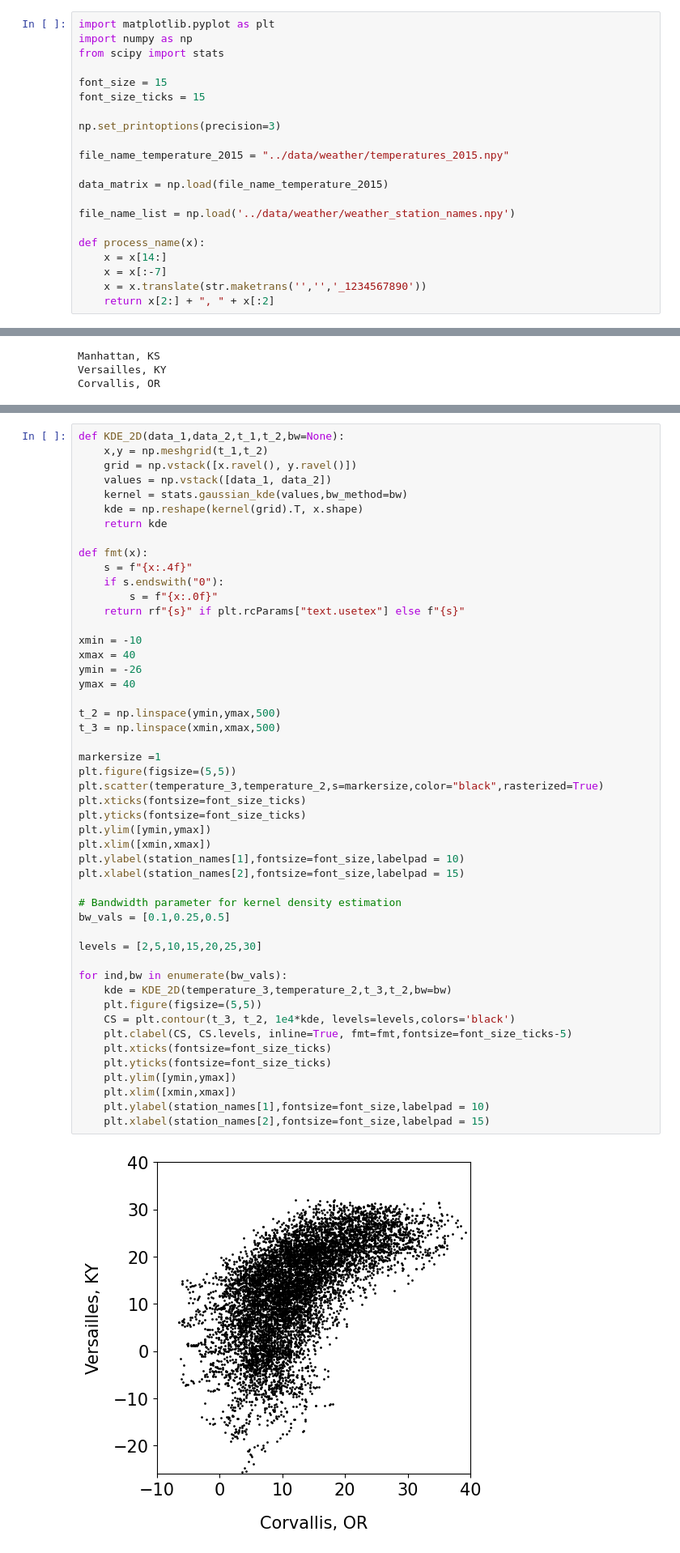
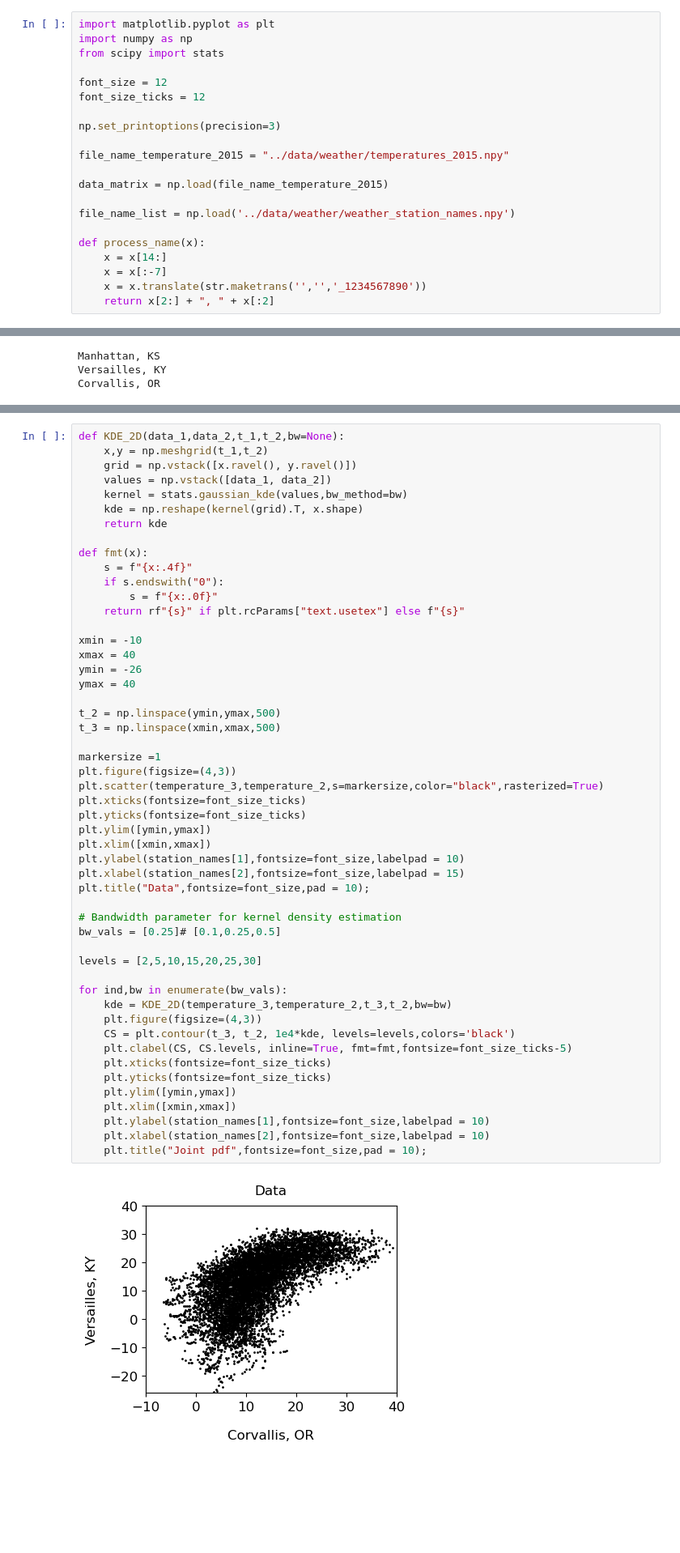
Before and after one commit to cfgranda/ps4ds, a Jupyter notebook: multiple_continuous_variables/temperatures_conditional_independence.ipynb, the cells around one changed output, grey strips where cells are left out. Shown at 81% size. Saved outputs shown, nothing was run; the diff lists cells and outputs as text; blank space fills up the shorter version.

```diff
--- a/multiple_continuous_variables/temperatures_conditional_independence.ipynb
+++ b/multiple_continuous_variables/temperatures_conditional_independence.ipynb
@@ -13,8 +13,8 @@ import matplotlib.pyplot as plt
 import numpy as np
 from scipy import stats
 
-font_size = 15
-font_size_ticks = 15
+font_size = 12
+font_size_ticks = 12
 
 np.set_printoptions(precision=3)
 
@@ -85,35 +85,37 @@ xmin = -10
 xmax = 40
 ymin = -26
 ymax = 40
 
 t_2 = np.linspace(ymin,ymax,500)
 t_3 = np.linspace(xmin,xmax,500)
 
 markersize =1
-plt.figure(figsize=(5,5))
+plt.figure(figsize=(4,3))
 plt.scatter(temperature_3,temperature_2,s=markersize,color="black",rasterized=True)
 plt.xticks(fontsize=font_size_ticks)
 plt.yticks(fontsize=font_size_ticks)
 plt.ylim([ymin,ymax])
 plt.xlim([xmin,xmax])
 plt.ylabel(station_names[1],fontsize=font_size,labelpad = 10)
 plt.xlabel(station_names[2],fontsize=font_size,labelpad = 15)
+plt.title("Data",fontsize=font_size,pad = 10);
 
 # Bandwidth parameter for kernel density estimation
-bw_vals = [0.1,0.25,0.5]
+bw_vals = [0.25]# [0.1,0.25,0.5]
 
 levels = [2,5,10,15,20,25,30]
 
 for ind,bw in enumerate(bw_vals):
     kde = KDE_2D(temperature_3,temperature_2,t_3,t_2,bw=bw)
-    plt.figure(figsize=(5,5))
+    plt.figure(figsize=(4,3))
     CS = plt.contour(t_3, t_2, 1e4*kde, levels=levels,colors='black')
     plt.clabel(CS, CS.levels, inline=True, fmt=fmt,fontsize=font_size_ticks-5)
     plt.xticks(fontsize=font_size_ticks)
     plt.yticks(fontsize=font_size_ticks)
     plt.ylim([ymin,ymax])
     plt.xlim([xmin,xmax])
     plt.ylabel(station_names[1],fontsize=font_size,labelpad = 10)
-    plt.xlabel(station_names[2],fontsize=font_size,labelpad = 15)
+    plt.xlabel(station_names[2],fontsize=font_size,labelpad = 10)
+    plt.title("Joint pdf",fontsize=font_size,pad = 10);
 # %% [output]
-[figure, old version]
+[figure, new version]
```
Also changed, not shown: parts of 6 cells of this notebook, 1 other file.
